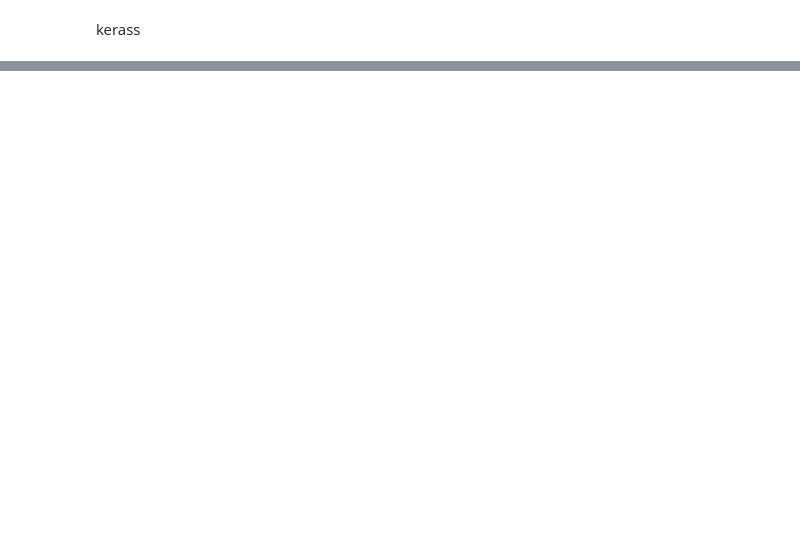
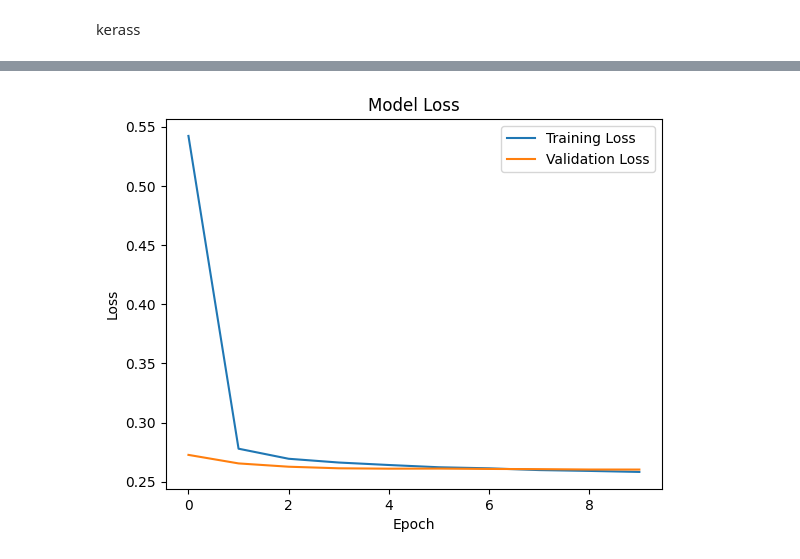
Before and after one commit to KU81-ComSci-ProjectEnd-GameCard/main, a Jupyter notebook: Predictor/model/model.ipynb, the cells around one changed output, grey strips where cells are left out. Cells and saved outputs as stored; diff of their text form; code cells hidden in the pictures; blank space fills up the shorter version.

```diff
--- a/Predictor/model/model.ipynb
+++ b/Predictor/model/model.ipynb
@@ -147,20 +101,34 @@ X_test = scaler.transform(X_test)
 # %%
 model = Sequential([
-    Input(shape=(257,)),               # Define the input shape
-    Dense(128, activation='relu'),     # First hidden layer
-    Dense(64, activation='relu'),      # Second hidden layer
+    Input(shape=(257,)),# Define the input shape
+
+    Dense(256),
+    BatchNormalization(),
+    Dropout(0.2),
+
+    Dense(128, activation='relu'),
+    BatchNormalization(),
+    Dropout(0.2),
+
+    Dense(64, activation='relu'),
+    BatchNormalization(),
+    Dropout(0.2),
+
+    Dense(32, activation='relu'),
+    BatchNormalization(),
+    Dropout(0.1),
+
     Dense(20)
 ])
 # Compile the model
-model.compile(optimizer='adam',
-              loss='mse',
-              metrics=['mae'])
+optimizer = Adam(learning_rate=0.001)
+model.compile(optimizer=optimizer, loss= cosine_similarity_loss, metrics=['mae'])
 # %%
 class PrintLossEveryTenEpochs(Callback):
     def on_epoch_end(self, epoch, logs=None):
-        if (epoch + 1) % 100 == 0:
+        if (epoch + 1) % 1 == 0:
             print(f'Epoch {epoch + 1}, Loss: {logs["loss"]:.4f}')
 # %%
 # Train the model
-model.fit(X_train, y_train, epochs=500, batch_size=100, verbose=0, callbacks=[PrintLossEveryTenEpochs()])
+history = model.fit(X_train, y_train, epochs=10, batch_size=32,validation_split=0.3, verbose=0, callbacks=[PrintLossEveryTenEpochs()])
 # %% [output]
@@ -173,3 +145,16 @@ Epoch 500, Loss: 0.0597
+# %%
+import matplotlib.pyplot as plt
+
+# Plot training & validation loss values
+plt.plot(history.history['loss'], label='Training Loss')
+plt.plot(history.history['val_loss'], label='Validation Loss')
+plt.title('Model Loss')
+plt.xlabel('Epoch')
+plt.ylabel('Loss')
+plt.legend(loc='upper right')
+plt.show()
+# %% [output]
+[figure, added]
 # %%
 def cosine_similarity(vector1, vector2):
     dot_product = np.dot(vector1, vector2)
```
Also changed, not shown: parts of 21 cells of this notebook, 11 other files.
